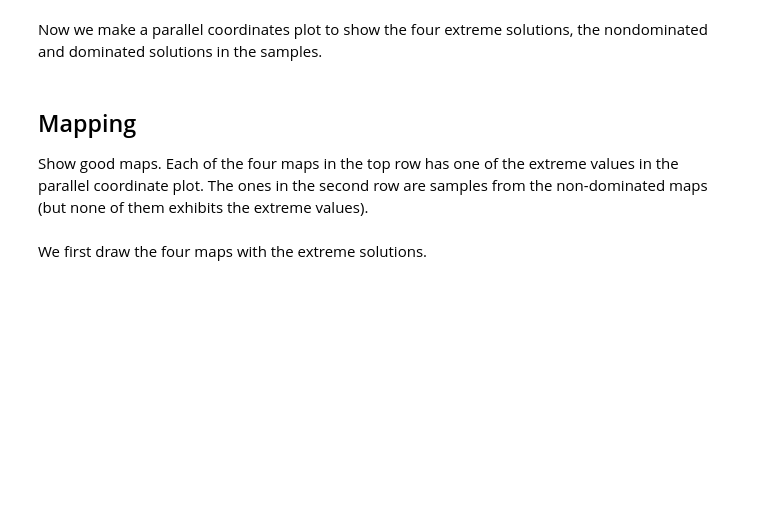
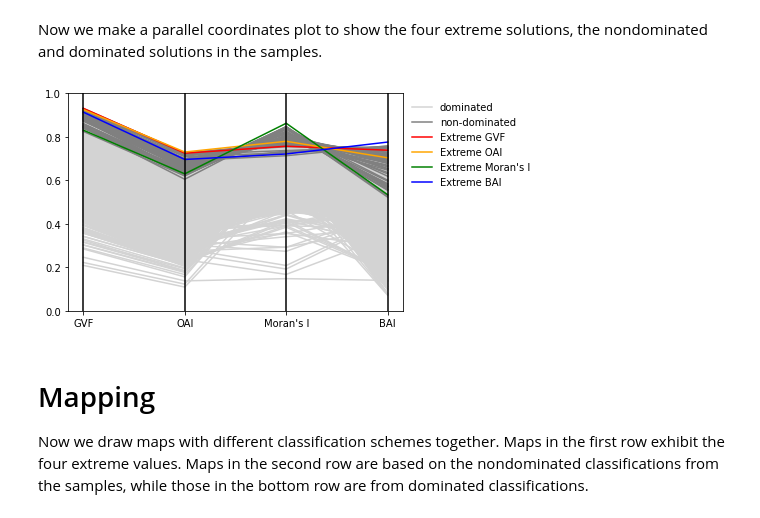
Before and after one commit to compgeog/choropleth-tradeoffs, a Jupyter notebook: explore_choropleth.ipynb, the cells around one changed output. Drawn from its saved outputs; the diff is of its cells as text; code cells hidden in the pictures; blank space fills up the shorter version.

```diff
--- a/explore_choropleth.ipynb
+++ b/explore_choropleth.ipynb
@@ -108,5 +152,5 @@ Intervals can also be set given a set of bounds:
 # %%
-new_intervals = Intervals()
-new_bounds = [ [15.57, 41.20], [41.21, 60.66], [60.67, 77.29], [77.30, 100.10], [100.10, 155.30] ]
-new_intervals.set_classes(new_bounds)
-new_intervals
+intervals_x = Intervals()
+intervals_x_bounds = [ [15.57, 41.20], [41.21, 60.66], [60.67, 77.29], [77.30, 100.10], [100.10, 155.30] ]
+intervals_x.set_classes(intervals_x_bounds)
+intervals_x
@@ -196,22 +260,23 @@ To run in parallel, we distribute the tasks to each of the CPUs (cores). The fol
 # %%
-# It is possible to just run for a subset of the breaks for a quick experiment. To do so, we can sample a subset and then replace all_brks to sub_brks below.
+# It is possible to just run for a subset of the breaks for a quick experiment.
+#To do so, we can sample a subset and then replace all_brks to sub_brks below.
 
 # subset_size = 50000
-# sub_brks = random.sample(all_brks, subset_size)
-# n = len(sub_brks)
+# sub_brks = random.sample(all_break_points, subset_size)
+# all_break_points = sub_brks
 
 num_proc = cpu_count()
-n = len(all_brks)
+n = len(all_break_points)
 
 num_to_proc = n//num_proc
 ranges = [num_to_proc for _ in range(num_proc)]
 ranges[-1] += n - sum(ranges)
 
 # sub_brks = random.sample(all_brks, subset_size)
-break_inputs = []
+eval_jobs = []
 new_start = 0
 for i in ranges:
-    break_inputs.append(all_brks[new_start:new_start+i])
+    eval_jobs.append(all_break_points[new_start:new_start+i])
     new_start += i
 # %% [markdown]
 There is no guarantee that the break points will be perfectly divided, but it is close:
@@ -235,9 +313,9 @@ def run_eval(brks_list):
 Now, we simply call worker function in a list and use `ray.get` to reassemble the results into a list.
 # %%
 t1 = time.time()
-futures = [run_eval.remote(break_inputs[i]) for i in range(num_proc)]
+refs = [run_eval.remote(eval_jobs[i]) for i in range(num_proc)] # creats ray objects
 t2 = time.time()
-all_results = [item for sub in ray.get(futures) for item in sub]
+all_results = [item for sub in ray.get(refs) for item in sub]   # fetch results
 t3 = time.time()
 # %% [markdown]
 If we can watch the CPU processes, we should see the computer is running on all cylinders when the above code is run. A nice thing
@@ -426,7 +558,7 @@ Similar to what we did to all the results, we want to find the extreme values in
 sample_bests = []
 
 for i in range(4):
-    os = [x[1][i] for x in all_results]
+    os = [x[1][i] for x in sample_results]
     osmax = max(os)
     idx = os.index(osmax)
     sample_bests.append(idx)
@@ -464,30 +609,29 @@ nondominated[0]
 # %% [markdown]
 Now we make a parallel coordinates plot to show the four extreme solutions, the nondominated and dominated solutions in the samples.
 # %%
-# from parallel_coordinates import pcpx
-
 objective_names = [ 'GVF', 'OAI', 'Moran\'s I', 'BAI' ]
 bounds = [[0, 1] for i in range(4)]
 
 best_objs = [v[1] for v in extremes]
 
 nondominated_objs = [res[1] for res in nondominated]
 dominated_objs = [res[1] for res in dominated]
 
-colors = ['lightgrey']*len(dominated) + ['grey']*len(nondominated) + ['orange']*4
-legend_labels = ['dominated']*len(dominated) + ['non-dominated']*len(nondominated) + ['4 extremes']*len(best_objs)
+colors = ['lightgrey']*len(dominated) + ['grey']*len(nondominated) + ['red', 'orange', 'green', 'blue']
+legend_labels = ['dominated']*len(dominated) + ['non-dominated']*len(nondominated) \
+    + ['Extreme GVF', 'Extreme OAI', 'Extreme Moran\'s I', 'Extreme BAI']
 
 pcpx(dominated_objs + nondominated_objs + best_objs,
      bounds=bounds, style=colors, labels=objective_names,
      legend_labels=legend_labels, legend_loc=2, bbox_to_anchor=(1, 1))
 
 plt.show()
+# %% [output]
+[figure, added]
 # %% [markdown]
-## Mapping
+# Mapping
 
-Show good maps. Each of the four maps in the top row has one of the extreme values in the parallel coordinate plot. The ones in the second row are samples from the non-dominated maps (but none of them exhibits the extreme values).
+Now we draw maps with different classification schemes together. Maps in the first row exhibit the four extreme values. Maps in the second row are based on the nondominated classifications from the samples, while those in the bottom row are from dominated classifications.
-# %% [markdown]
-We first draw the four maps with the extreme solutions.
 # %%
 fig, ax2 = plt.subplots(3, 4, sharey=True, sharex=True)
 fig.subplots_adjust(wspace=0)
```
Also changed, not shown: parts of 59 cells of this notebook.
